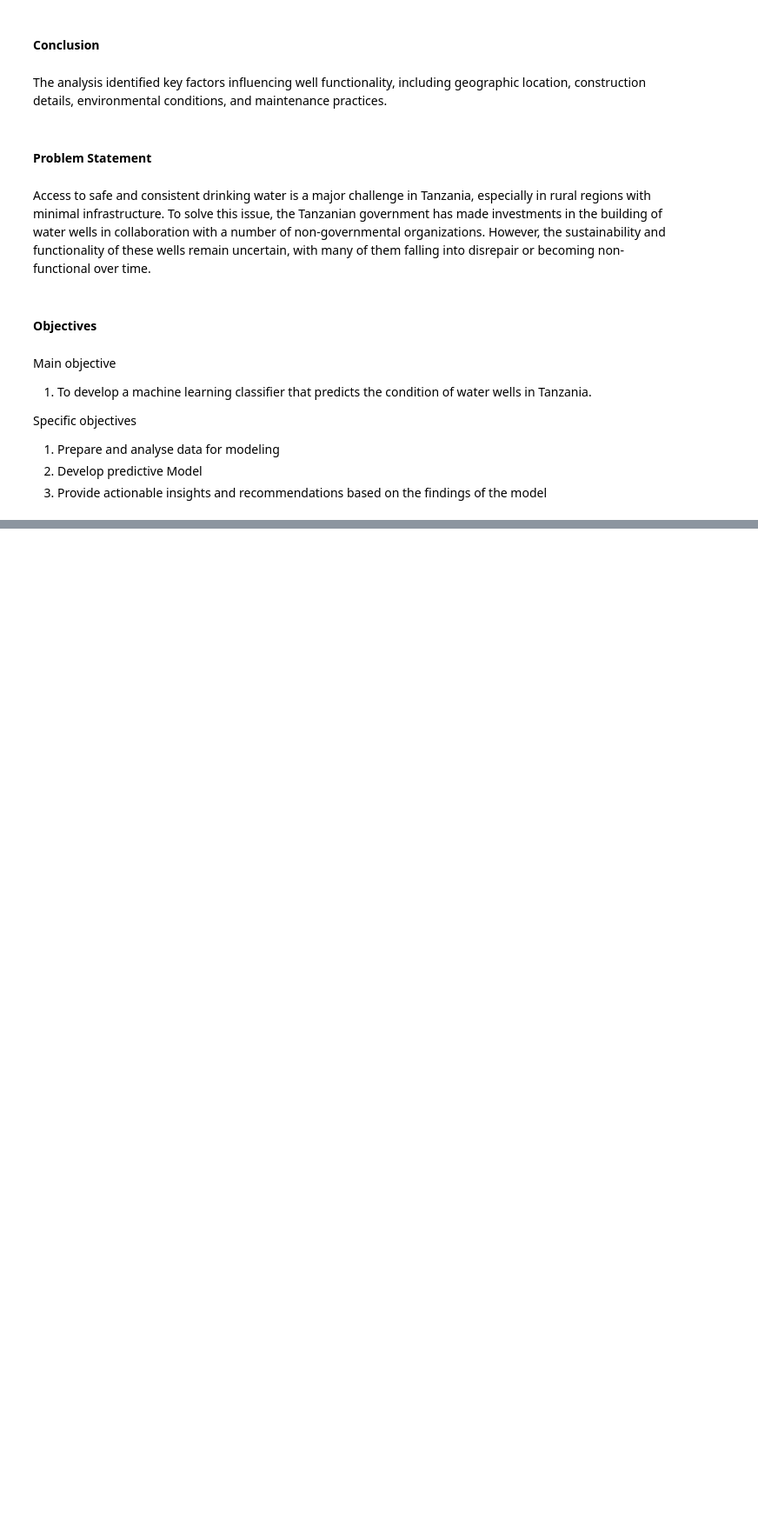
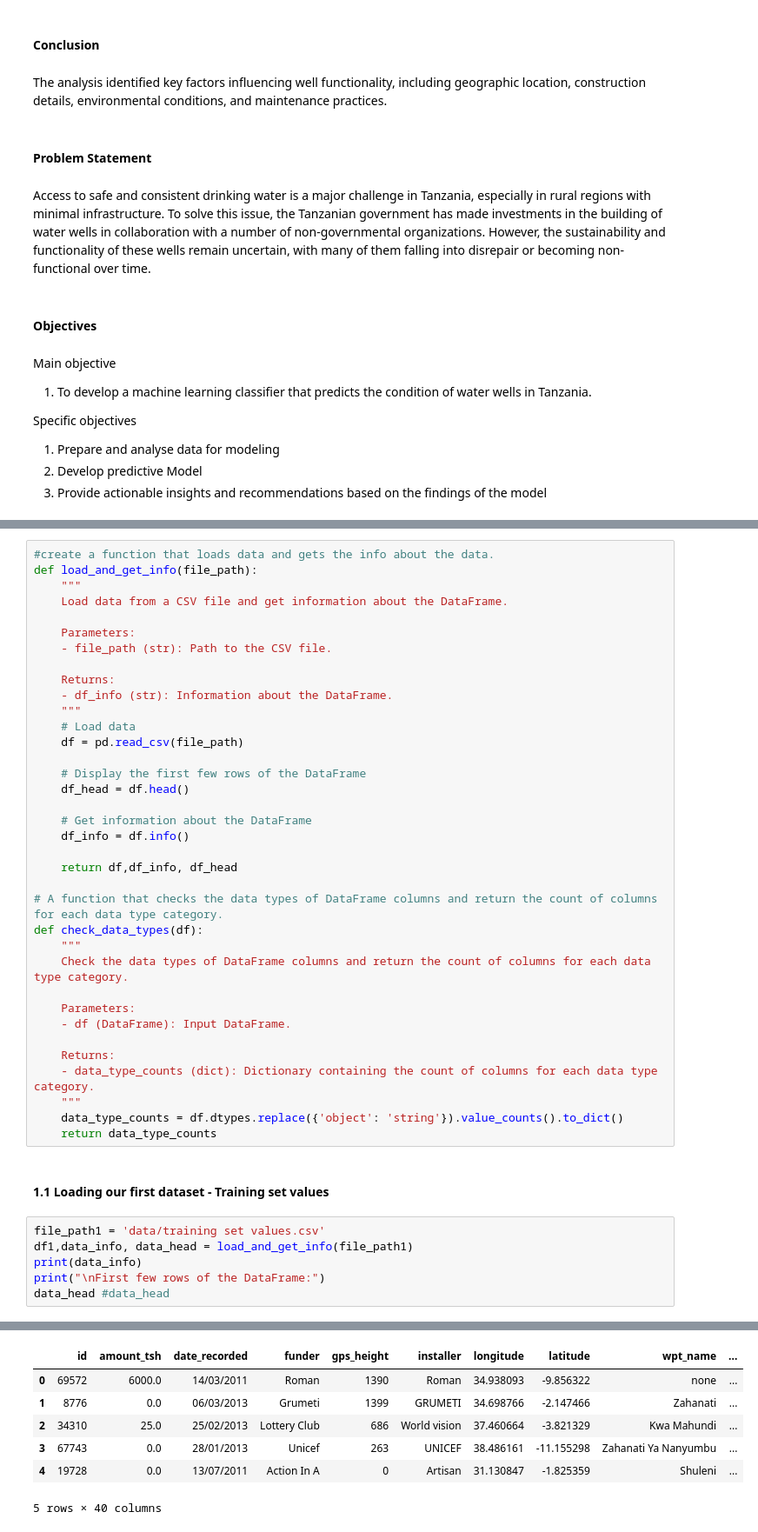
Before and after one commit to Kamaukaguru/Tanzania_water_wells_project, a Jupyter notebook: index.ipynb, the cells around one changed output, grey strips where cells are left out. Shown at 87% size. Drawn from its saved outputs; the diff is of its cells as text; blank space fills up the shorter version.

Commit message:
Loaded data and Partial cleaning

```diff
--- a/index.ipynb
+++ b/index.ipynb
@@ -43,0 +139,45 @@ Specific objectives
+# %%
+#create a function that loads data and gets the info about the data.
+def load_and_get_info(file_path):
+    """
+    Load data from a CSV file and get information about the DataFrame.
+
+    Parameters:
+    - file_path (str): Path to the CSV file.
+
+    Returns:
+    - df_info (str): Information about the DataFrame.
+    """
+    # Load data
+    df = pd.read_csv(file_path)
+
+    # Display the first few rows of the DataFrame
+    df_head = df.head()
+
+    # Get information about the DataFrame
+    df_info = df.info()
+
+    return df,df_info, df_head
+
+# A function that checks the data types of DataFrame columns and return the count of columns for each data type category.
+def check_data_types(df):
+    """
+    Check the data types of DataFrame columns and return the count of columns for each data type category.
+
+    Parameters:
+    - df (DataFrame): Input DataFrame.
+
+    Returns:
+    - data_type_counts (dict): Dictionary containing the count of columns for each data type category.
+    """
+    data_type_counts = df.dtypes.replace({'object': 'string'}).value_counts().to_dict()
+    return data_type_counts
+# %% [markdown]
+#### 1.1 Loading our first dataset - Training set values
+# %%
+file_path1 = 'data/training set values.csv'
+df1,data_info, data_head = load_and_get_info(file_path1)
+print(data_info)
+print("\nFirst few rows of the DataFrame:")
+data_head #data_head
+# %% [output]
@@ -43,0 +201,7 @@ Specific objectives
+|  | id | amount_tsh | date_recorded | funder | gps_height | installer | longitude | latitude | wpt_name | ... |
+| 0 | 69572 | 6000.0 | 14/03/2011 | Roman | 1390 | Roman | 34.938093 | -9.856322 | none | ... |
+| 1 | 8776 | 0.0 | 06/03/2013 | Grumeti | 1399 | GRUMETI | 34.698766 | -2.147466 | Zahanati | ... |
+| 2 | 34310 | 25.0 | 25/02/2013 | Lottery Club | 686 | World vision | 37.460664 | -3.821329 | Kwa Mahundi | ... |
+| 3 | 67743 | 0.0 | 28/01/2013 | Unicef | 263 | UNICEF | 38.486161 | -11.155298 | Zahanati Ya Nanyumbu | ... |
+| 4 | 19728 | 0.0 | 13/07/2011 | Action In A | 0 | Artisan | 31.130847 | -1.825359 | Shuleni | ... |
+5 rows × 40 columns
```
Also changed, not shown: parts of 69 cells of this notebook, 4 other files.
